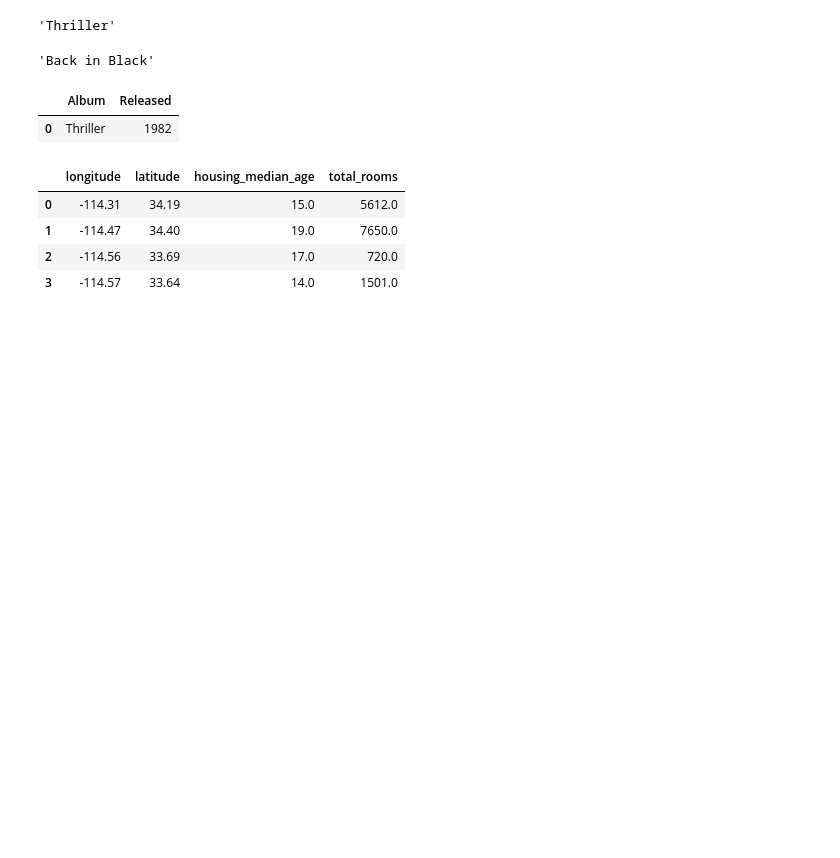
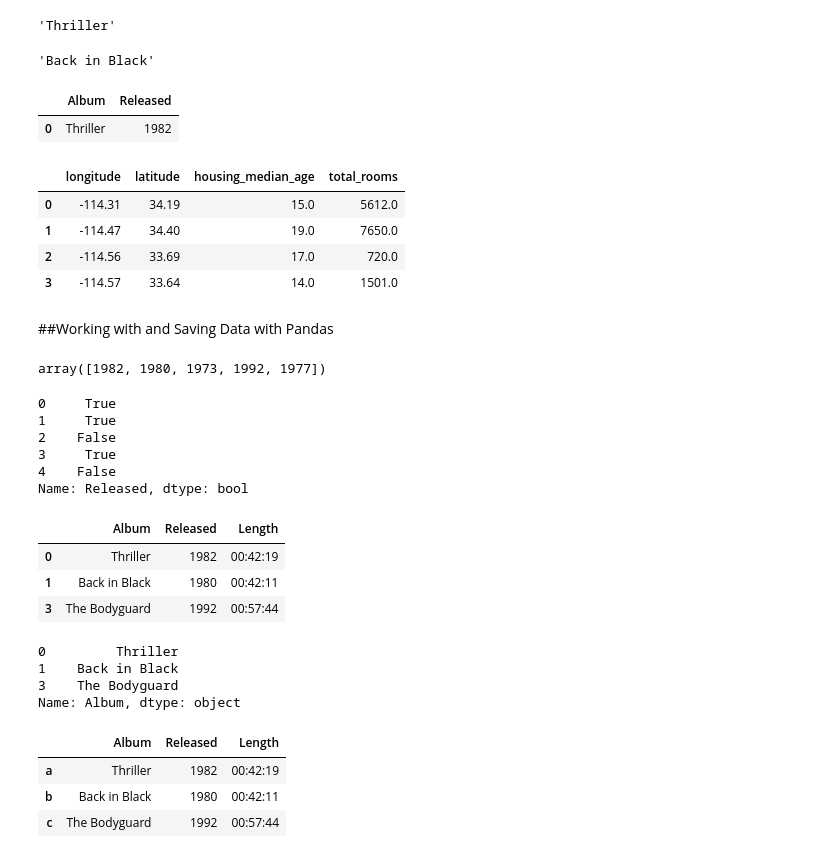
Before and after one commit to PosgradoMNA/actividades-de-aprendizaje-murasakiw, a Jupyter notebook: Semana2_Actividad1_Python_for_Data_Science.ipynb, the cells around one changed output. Saved outputs shown, nothing was run; the diff lists cells and outputs as text; code cells hidden in the pictures; blank space fills up the shorter version.

```diff
--- a/Semana2_Actividad1_Python_for_Data_Science.ipynb
+++ b/Semana2_Actividad1_Python_for_Data_Science.ipynb
@@ -496,3 +496,29 @@ z1.head()
 | 1 | -114.47 | 34.40 | 19.0 | 7650.0 |
 | 2 | -114.56 | 33.69 | 17.0 | 720.0 |
 | 3 | -114.57 | 33.64 | 14.0 | 1501.0 |
+# %% [markdown]
+##Working with and Saving Data with Pandas
+# %%
+#Es posible trabajar con datos y guardarlos en otro formato
+#Pandas tiene un método unique para determinar los elementos únicos de de una columna de un dataframe
+songs_frame['Released'].unique() #El resultado consiste en un arreglo con los elementos únicos en esa columna
+# %% [output]
+array([1982, 1980, 1973, 1992, 1977])
+# %%
+songs_frame['Released']>=1980 #Esta línea de código regresa un resultados True y False, indicando qué elementos de la columna cumplen con la condición establecida
+# %% [output]
+0     True
+1     True
+2    False
+3     True
+4    False
+Name: Released, dtype: bool
+# %%
+#Con este bloque de código se puede crear un data frame a partir de los datos que cumplen con la condición
+df_3 = songs_frame[songs_frame['Released']>=1980]
+df_3
+# %% [output]
+|  | Album | Released | Length |
+| 0 | Thriller | 1982 | 00:42:19 |
+| 1 | Back in Black | 1980 | 00:42:11 |
+| 3 | The Bodyguard | 1992 | 00:57:44 |
@@ -498,0 +528,18 @@ z1.head()
+# %%
+x = df_3['Album'] #De esta manera se guarda el dato como una serie de pandas, es decir, un arreglo 1-D
+x
+# %% [output]
+0         Thriller
+1    Back in Black
+3    The Bodyguard
+Name: Album, dtype: object
+# %%
+#Cambiar las etiquetas de los índices de las filas
+nuevos_indices = ['a', 'b', 'c'] #Estas serán las nuevas etiquetas de los índices, se puede crear una lista con las nuevas etiquetas
+df_3.index = nuevos_indices #Se modifica la propiedad index con la lista definida previamente
+df_3
+# %% [output]
+|  | Album | Released | Length |
+| a | Thriller | 1982 | 00:42:19 |
+| b | Back in Black | 1980 | 00:42:11 |
+| c | The Bodyguard | 1992 | 00:57:44 |
```
Also changed, not shown: parts of 1 cell of this notebook.
